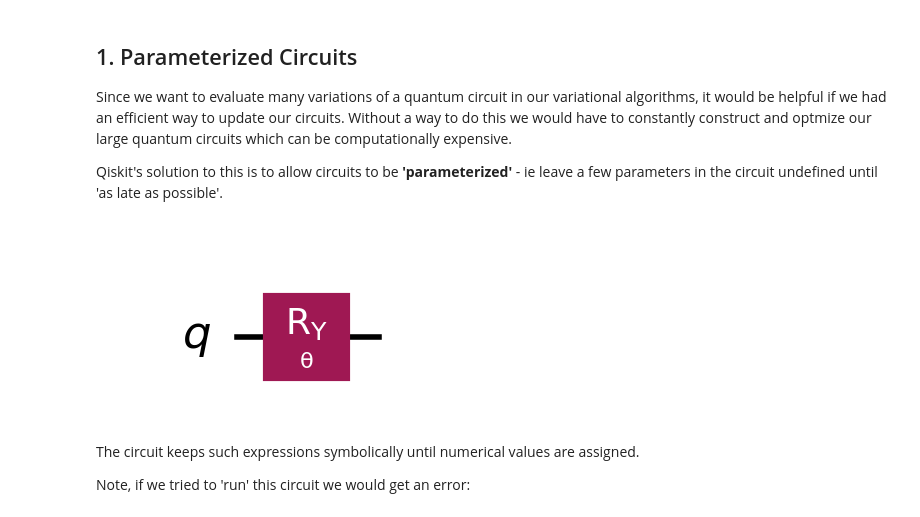
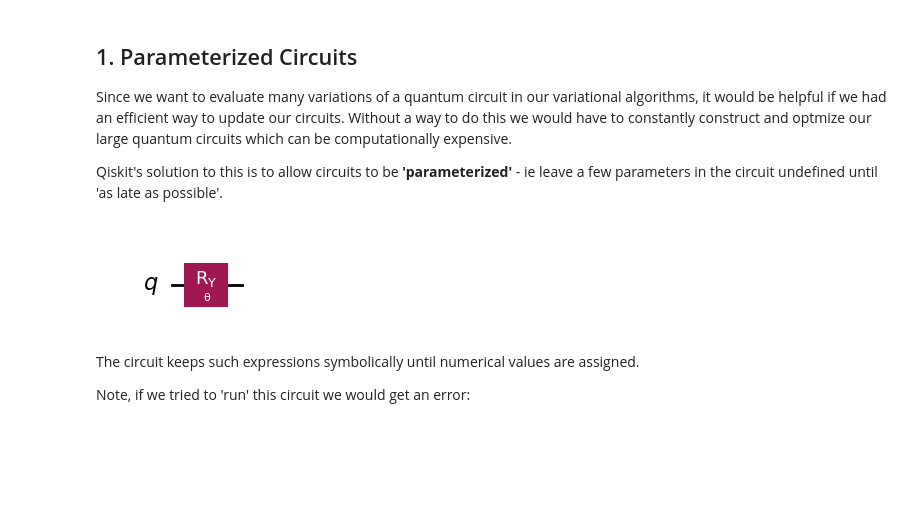
Before and after one commit to JoeyRogers-svg/Qiskit-fundamentals-course, a Jupyter notebook: 4-variational-quantum-circuits.ipynb, the cells around one changed output. Cells and saved outputs as stored; diff of their text form; code cells hidden in the pictures; blank space fills up the shorter version.

```diff
--- a/4-variational-quantum-circuits.ipynb
+++ b/4-variational-quantum-circuits.ipynb
@@ -22,14 +22,14 @@ Qiskit's solution to this is to allow circuits to be **'parameterized'** - ie le
 # %%
 from qiskit.circuit import Parameter
 from qiskit import QuantumCircuit
 
 theta = Parameter("θ")
 qc = QuantumCircuit(1)
 qc.ry(theta, 0)
 
-qc.draw(output='mpl', scale=2)
+qc.draw(output='mpl')
 # %% [output]
-[figure, old version]
+[figure, new version]
 # %% [markdown]
 The circuit keeps such expressions symbolically until numerical values are assigned.
 
```
Also changed, not shown: parts of 10 cells of this notebook, 3 other files.
